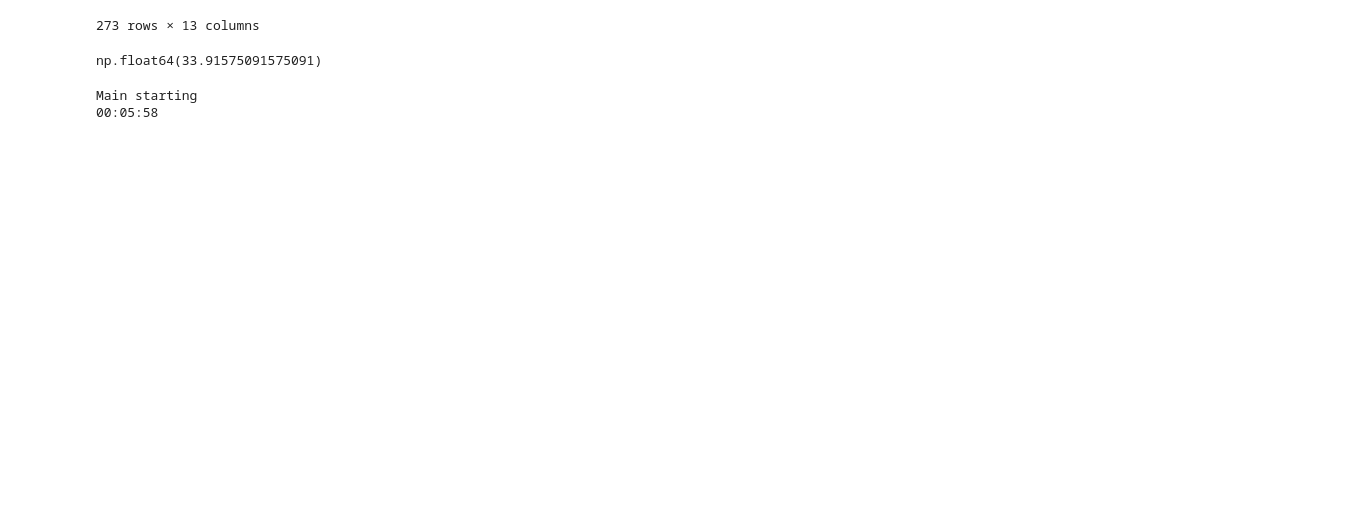
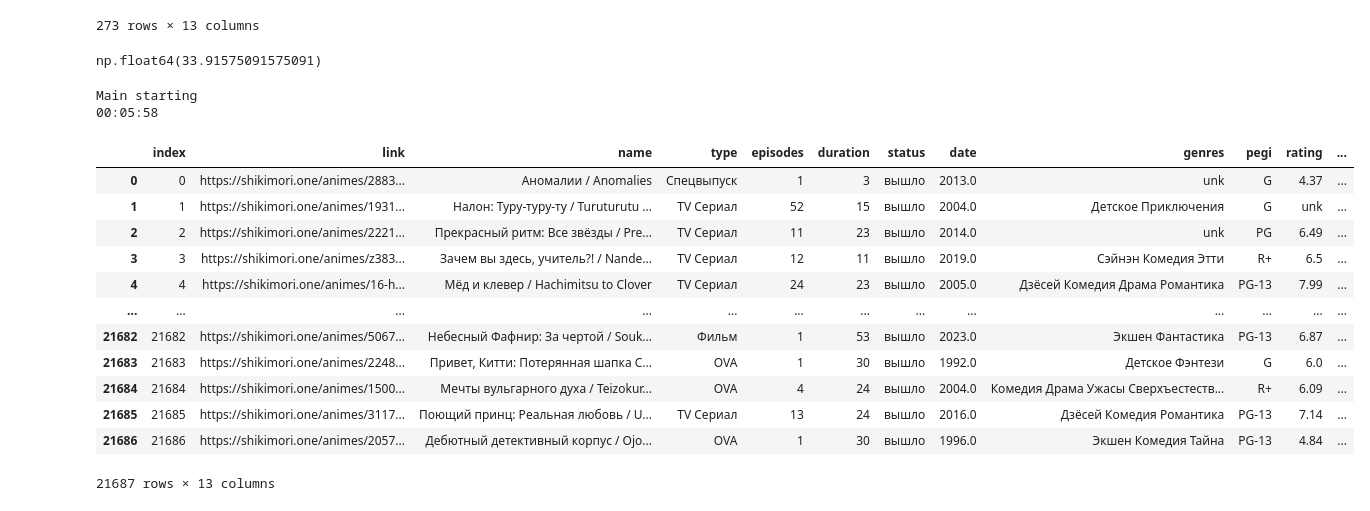
Before and after one commit to Neas1231/Shikilytics-website, a Jupyter notebook: tests.ipynb, the cells around one changed output. Saved outputs shown, nothing was run; the diff lists cells and outputs as text; code cells hidden in the pictures; blank space fills up the shorter version.

```diff
--- a/tests.ipynb
+++ b/tests.ipynb
@@ -387,3 +412,43 @@ await main()
 # %% [output]
 Main starting
 00:05:58
+# %%
+from flask import redirect, url_for
+from bs4 import BeautifulSoup
+import requests
+import random
+import aiohttp
+import asyncio
+from bs4 import BeautifulSoup
+import pandas as pd
+import os
+from sqlalchemy import create_engine, text
+from dotenv import load_dotenv
+from sklearn.feature_extraction.text import TfidfVectorizer
+from sklearn.metrics.pairwise import cosine_similarity
+
+
+load_dotenv()
+HOST = os.getenv("HOST")
+DATABASE = os.getenv("DATABASE")
+USER = os.getenv("USER")
+PASS = os.getenv("PASS")
+engine = create_engine(f"postgresql+psycopg2://{USER}:{PASS}@{HOST}/{DATABASE}", echo=False)
+with engine.connect() as conn:
+    result = conn.execute(text("SELECT * FROM anime")).fetchall()
+anime_df = pd.DataFrame(result)
+anime_df
+# %% [output]
+|  | index | link | name | type | episodes | duration | status | date | genres | pegi | rating | ... |
+| 0 | 0 | https://shikimori.one/animes/2883... | Аномалии / Anomalies | Спецвыпуск | 1 | 3 | вышло | 2013.0 | unk | G | 4.37 | ... |
+| 1 | 1 | https://shikimori.one/animes/1931... | Налон: Туру-туру-ту / Turuturutu ... | TV Сериал | 52 | 15 | вышло | 2004.0 | Детское Приключения | G | unk | ... |
+| 2 | 2 | https://shikimori.one/animes/2221... | Прекрасный ритм: Все звёзды / Pre... | TV Сериал | 11 | 23 | вышло | 2014.0 | unk | PG | 6.49 | ... |
+| 3 | 3 | https://shikimori.one/animes/z383... | Зачем вы здесь, учитель?! / Nande... | TV Сериал | 12 | 11 | вышло | 2019.0 | Сэйнэн Комедия Этти | R+ | 6.5 | ... |
+| 4 | 4 | https://shikimori.one/animes/16-h... | Мёд и клевер / Hachimitsu to Clover | TV Сериал | 24 | 23 | вышло | 2005.0 | Дзёсей Комедия Драма Романтика | PG-13 | 7.99 | ... |
+| ... | ... | ... | ... | ... | ... | ... | ... | ... | ... | ... | ... | ... |
+| 21682 | 21682 | https://shikimori.one/animes/5067... | Небесный Фафнир: За чертой / Souk... | Фильм | 1 | 53 | вышло | 2023.0 | Экшен Фантастика | PG-13 | 6.87 | ... |
+| 21683 | 21683 | https://shikimori.one/animes/2248... | Привет, Китти: Потерянная шапка С... | OVA | 1 | 30 | вышло | 1992.0 | Детское Фэнтези | G | 6.0 | ... |
+| 21684 | 21684 | https://shikimori.one/animes/1500... | Мечты вульгарного духа / Teizokur... | OVA | 4 | 24 | вышло | 2004.0 | Комедия Драма Ужасы Сверхъестеств... | R+ | 6.09 | ... |
+| 21685 | 21685 | https://shikimori.one/animes/3117... | Поющий принц: Реальная любовь / U... | TV Сериал | 13 | 24 | вышло | 2016.0 | Дзёсей Комедия Романтика | PG-13 | 7.14 | ... |
+| 21686 | 21686 | https://shikimori.one/animes/2057... | Дебютный детективный корпус / Ojo... | OVA | 1 | 30 | вышло | 1996.0 | Экшен Комедия Тайна | PG-13 | 4.84 | ... |
+21687 rows × 13 columns
```
Also changed, not shown: parts of 5 cells of this notebook, 5 other files.
